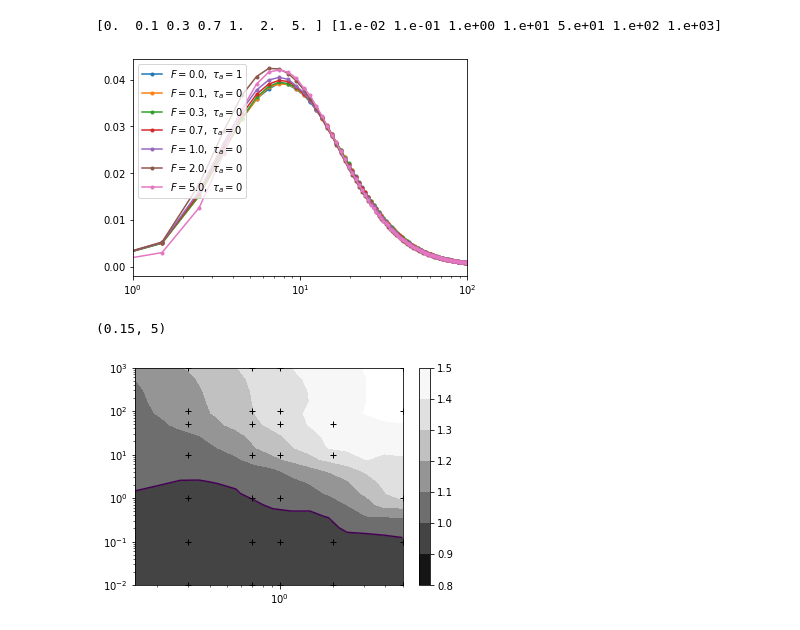
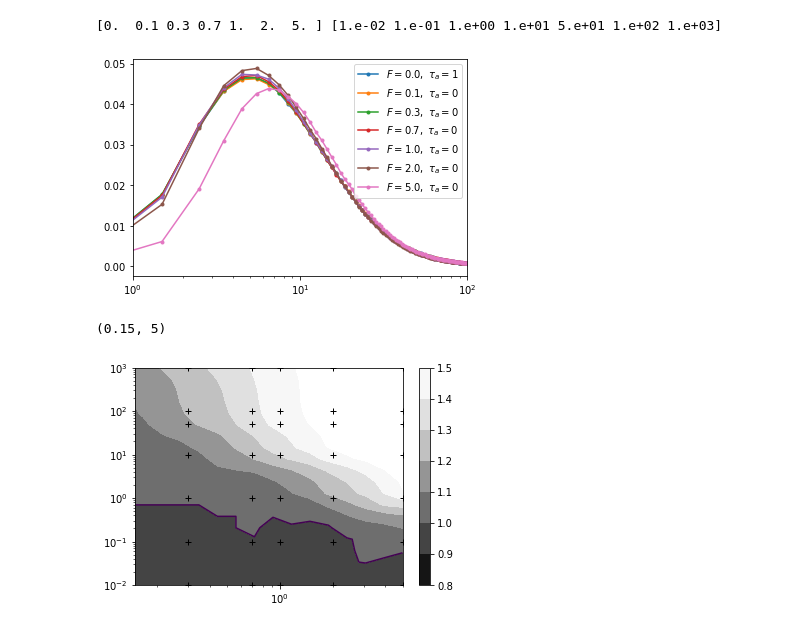
Before and after one commit to s-brahmachari/Active-noise-simulations, a Jupyter notebook: analysis_codes/plot_IPD.ipynb, the cells around one changed output. Saved outputs shown, nothing was run; the diff lists cells and outputs as text; code cells hidden in the pictures.

```diff
--- a/analysis_codes/plot_IPD.ipynb
+++ b/analysis_codes/plot_IPD.ipynb
@@ -6,7 +6,7 @@ from scipy.integrate import simps
 import matplotlib.tri as tri
 # %%
 fig,ax=plt.subplots(1,1,figsize=(6,4))
-fpath='../../data/SAC_exp/VCV/'
+fpath='../../data/SAC_exp_lowEsoft/VCV/'
 ind=4
 
 vcv=[]
@@ -16,34 +16,34 @@ vcv_eq=0
 for fname in os.listdir(fpath):
     if 'VCV' in fname and '.npz' in fname:
         T= float(fname.split('_')[ind].replace('T',''))
         F=float(fname.split('_')[ind+1].replace('F',''))
         Ta=float(fname.split('_')[ind+2].replace('Ta',''))
         kb=float(fname.split('_')[ind+7].replace('kb',''))
         Esoft=float(fname.split('_')[ind+3].replace('Esoft',''))
         R0=float(fname.split('_')[ind+4].replace('R0',''))
         dt=float(fname.split('_')[ind+8].replace('dt',''))
         # print(T,F,Ta,Esoft,R0)
 
         npzfile=np.load(fpath+fname)
         Fs.append(F)
         Tas.append(Ta)
 
         vcv_avg=simps(npzfile['hist']*npzfile['bins'], npzfile['bins'])
         # print(vcv_avg)
         vcv.append(vcv_avg)
 
         if F==0: vcv_eq=vcv_avg
         if F==0.0 or Ta==0.1:
             ax.plot(npzfile['bins'], npzfile['hist'],'.-', label='$F={:.1f},\ \\tau_a={:.0f}$'.format(F,Ta))
 
 ax.legend()
 ax.semilogx()
 ax.set_xlim(1,100)
 
 print(np.unique(Fs),np.unique(Tas))
 # %% [output]
 [0.  0.1 0.3 0.7 1.  2.  5. ] [1.e-02 1.e-01 1.e+00 1.e+01 5.e+01 1.e+02 1.e+03]
-[figure, old version]
+[figure, new version]
 # %%
 Xi,Yi=np.meshgrid(np.geomspace(0.05,5,20),np.logspace(-2,3,20))
 triang=tri.Triangulation(Fs,Tas)
@@ -57,4 +57,4 @@ plt.loglog()
 plt.xlim(0.15,5)
 # %% [output]
 (0.15, 5)
-[figure, old version]
+[figure, new version]
```
